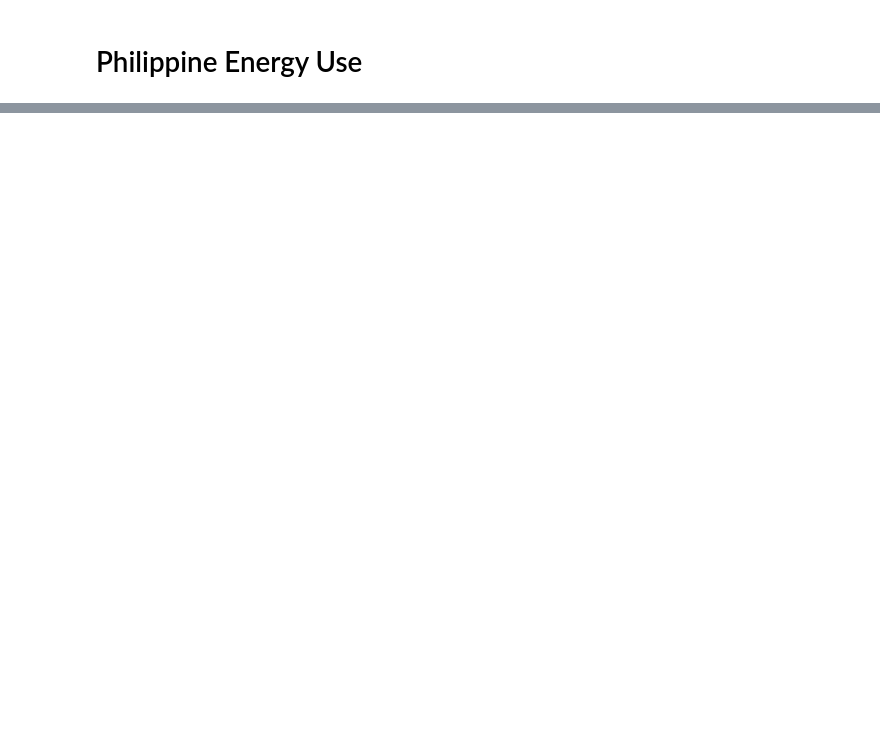
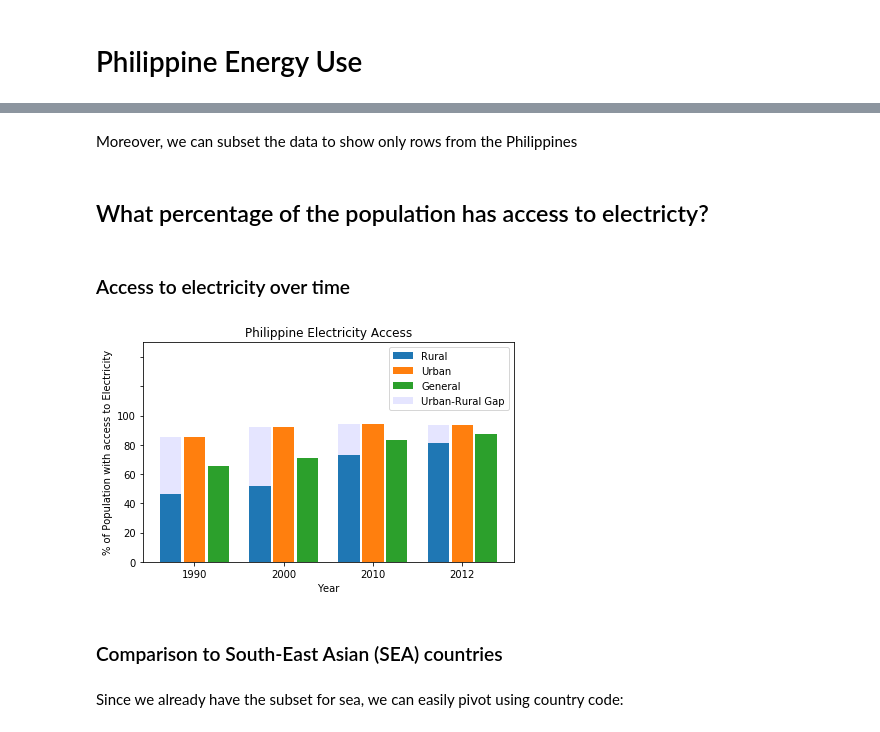
Before and after one commit to jervenclark/data-science, a Jupyter notebook: 0200_Philippine_Energy_Use.ipynb, the cells around one changed output, grey strips where cells are left out. Drawn from its saved outputs; the diff is of its cells as text; code cells hidden in the pictures; blank space fills up the shorter version.

Commit message:
Update Case Study: Philippine Energy Use notebook

```diff
--- a/0200_Philippine_Energy_Use.ipynb
+++ b/0200_Philippine_Energy_Use.ipynb
@@ -56,0 +30,2 @@ ph_ec_total.plot.bar(**plot_args, title='Philippine Energy Consumption')
+# %%
+sea_indicators = indicators[indicators.CountryCode.isin(sea_countries.CountryCode)]
@@ -56,0 +37,4 @@ ph_ec_total.plot.bar(**plot_args, title='Philippine Energy Consumption')
+# %%
+rural_indicator_code = 'EG.ELC.ACCS.RU.ZS'
+urban_indicator_code = 'EG.ELC.ACCS.UR.ZS'
+total_indicator_code = 'EG.ELC.ACCS.ZS'
@@ -56,0 +43,45 @@ ph_ec_total.plot.bar(**plot_args, title='Philippine Energy Consumption')
+# %%
+phl_indicators = sea_indicators[sea_indicators.CountryCode == 'PHL']
+# %% [markdown]
+Moreover, we can subset the data to show only rows from the Philippines
+# %%
+ph_ec_rural = phl_indicators[phl_indicators.IndicatorCode == rural_indicator_code]
+ph_ec_urban = phl_indicators[phl_indicators.IndicatorCode == urban_indicator_code]
+ph_ec_total = phl_indicators[phl_indicators.IndicatorCode == total_indicator_code]
+# %% [markdown]
+## What percentage of the population has access to electricty?
+# %% [markdown]
+### Access to electricity over time
+# %%
+ind = np.arange(4) * 1.25
+width = .30
+
+fig, ax = plt.subplots()
+
+rural = ph_ec_rural['Value'].values
+urban = ph_ec_urban['Value'].values
+total = ph_ec_total['Value'].values
+urban_rural_gap = urban - rural
+
+rects1 = ax.bar(ind - 1/3, rural, width, label='Rural')
+rects2 = ax.bar(ind, urban, width, label='Urban')
+rects3 = ax.bar(ind + 1/3, ph_ec_total['Value'].values, width, label='General')
+rects3 = ax.bar(ind - 1/3, urban_rural_gap, width, rural, label='Urban-Rural Gap', alpha=.1, color='b')
+
+ax.set_ylabel('% of Population with access to Electricity')
+ax.set_xlabel('Year')
+ax.set_title('Philippine Electricity Access')
+ax.set_xticks(ind)
+ax.set_xticklabels(('1990', '2000', '2010', '2012'))
+ax.set_yticklabels(np.arange(0, 120, 20))
+ax.set_ylim(0, 150)
+ax.legend()
+
+fig.tight_layout()
+plt.show()
+# %% [output]
+[figure, added]
+# %% [markdown]
+### Comparison to South-East Asian (SEA) countries
+# %% [markdown]
+Since we already have the subset for sea, we can easily pivot using country code:
```
Also changed, not shown: parts of 48 cells of this notebook.
